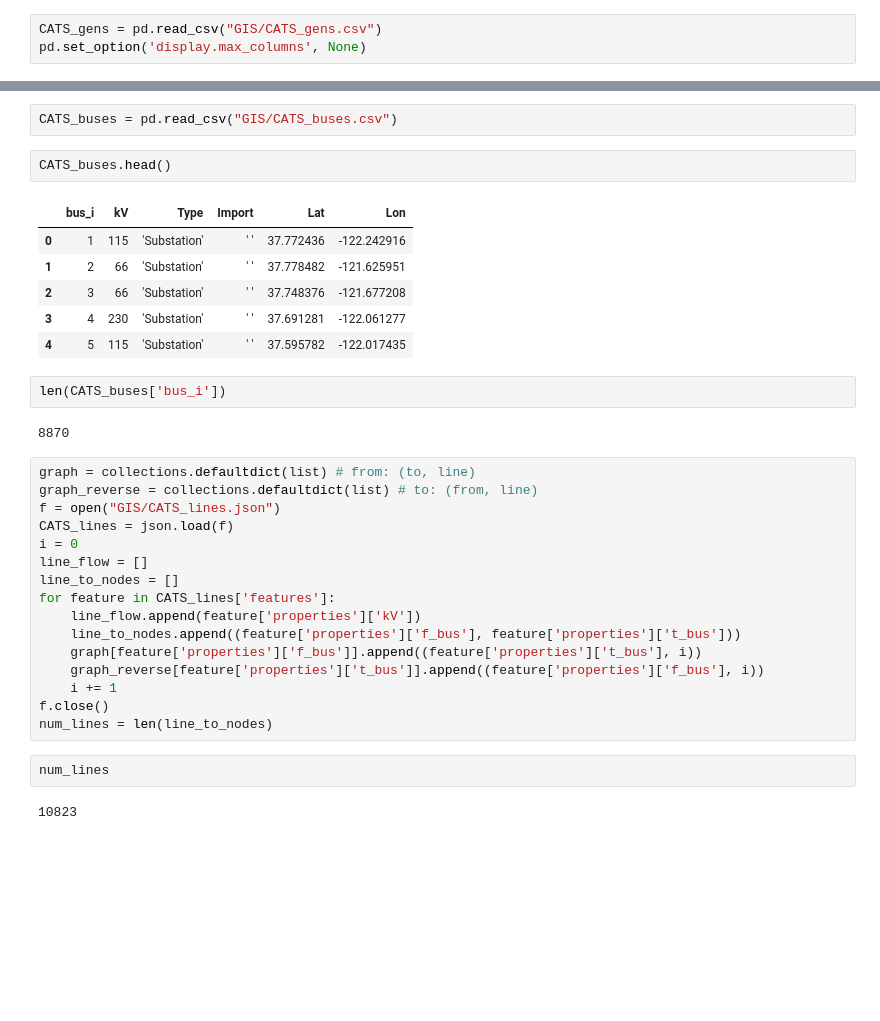
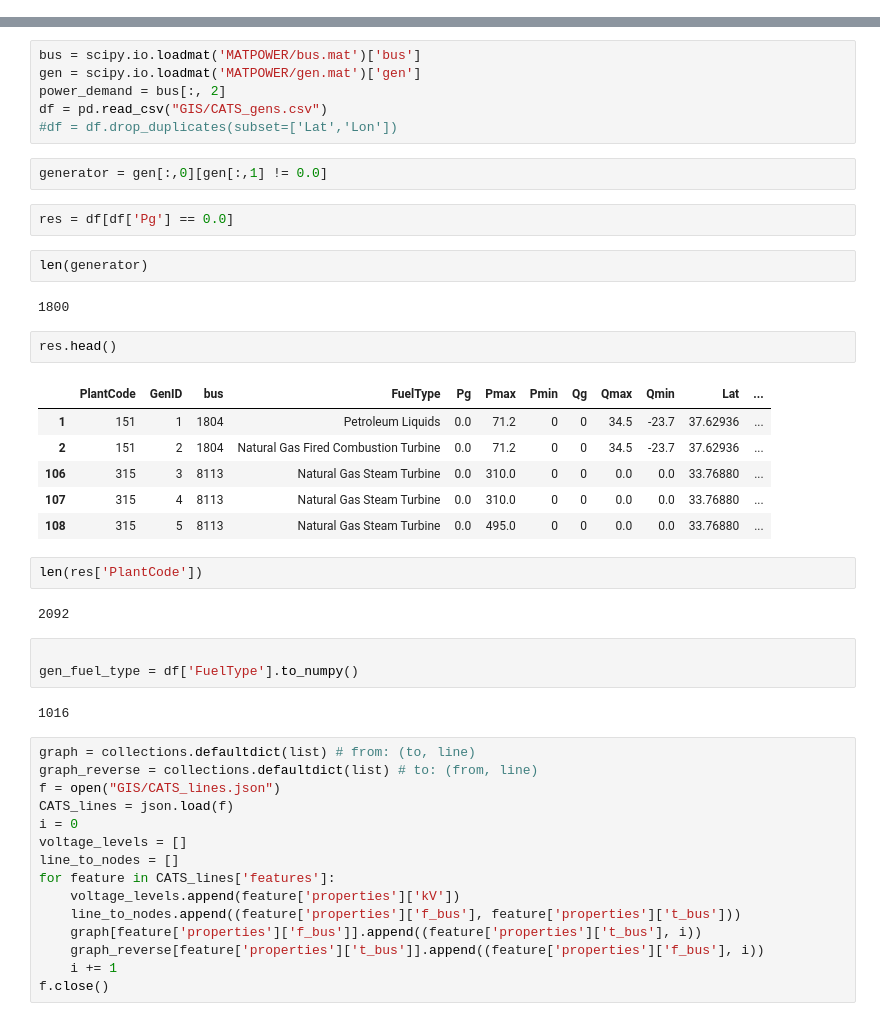
Before and after one commit to yuqing5/CATS-CaliforniaTestSystem, a Jupyter notebook: carbon_algo.ipynb, the cells around one changed output, grey strips where cells are left out. Drawn from its saved outputs; the diff is of its cells as text; blank space fills up the shorter version.

Commit message:
Generator type and number does not match

```diff
--- a/carbon_algo.ipynb
+++ b/carbon_algo.ipynb
@@ -5,3 +6,0 @@ import collections
-# %%
-CATS_gens = pd.read_csv("GIS/CATS_gens.csv")
-pd.set_option('display.max_columns', None)
@@ -30,35 +7,47 @@ CATS_gens.head(20)
-# %%
-CATS_buses = pd.read_csv("GIS/CATS_buses.csv")
+# %%
+bus = scipy.io.loadmat('MATPOWER/bus.mat')['bus']
+gen = scipy.io.loadmat('MATPOWER/gen.mat')['gen']
+power_demand = bus[:, 2]
+df = pd.read_csv("GIS/CATS_gens.csv")
+#df = df.drop_duplicates(subset=['Lat','Lon'])
+# %%
+generator = gen[:,0][gen[:,1] != 0.0]
+# %%
+res = df[df['Pg'] == 0.0]
+# %%
+len(generator)
+# %% [output]
+1800
 # %%
-CATS_buses.head()
+res.head()
 # %% [output]
-|  | bus_i | kV | Type | Import | Lat | Lon |
-| 0 | 1 | 115 | 'Substation' | ' ' | 37.772436 | -122.242916 |
-| 1 | 2 | 66 | 'Substation' | ' ' | 37.778482 | -121.625951 |
-| 2 | 3 | 66 | 'Substation' | ' ' | 37.748376 | -121.677208 |
-| 3 | 4 | 230 | 'Substation' | ' ' | 37.691281 | -122.061277 |
-| 4 | 5 | 115 | 'Substation' | ' ' | 37.595782 | -122.017435 |
+|  | PlantCode | GenID | bus | FuelType | Pg | Pmax | Pmin | Qg | Qmax | Qmin | Lat | ... |
+| 1 | 151 | 1 | 1804 | Petroleum Liquids | 0.0 | 71.2 | 0 | 0 | 34.5 | -23.7 | 37.62936 | ... |
+| 2 | 151 | 2 | 1804 | Natural Gas Fired Combustion Turbine | 0.0 | 71.2 | 0 | 0 | 34.5 | -23.7 | 37.62936 | ... |
+| 106 | 315 | 3 | 8113 | Natural Gas Steam Turbine | 0.0 | 310.0 | 0 | 0 | 0.0 | 0.0 | 33.76880 | ... |
+| 107 | 315 | 4 | 8113 | Natural Gas Steam Turbine | 0.0 | 310.0 | 0 | 0 | 0.0 | 0.0 | 33.76880 | ... |
+| 108 | 315 | 5 | 8113 | Natural Gas Steam Turbine | 0.0 | 495.0 | 0 | 0 | 0.0 | 0.0 | 33.76880 | ... |
-# %%
-len(CATS_buses['bus_i'])
-# %% [output]
-8870
+# %%
+len(res['PlantCode'])
+# %% [output]
+2092
+# %%
+
+gen_fuel_type = df['FuelType'].to_numpy()
+# %% [output]
+1016
 # %%
 graph = collections.defaultdict(list) # from: (to, line)
 graph_reverse = collections.defaultdict(list) # to: (from, line)
 f = open("GIS/CATS_lines.json")
 CATS_lines = json.load(f)
 i = 0
-line_flow = []
+voltage_levels = []
 line_to_nodes = []
 for feature in CATS_lines['features']:
-    line_flow.append(feature['properties']['kV'])
+    voltage_levels.append(feature['properties']['kV'])
     line_to_nodes.append((feature['properties']['f_bus'], feature['properties']['t_bus']))
     graph[feature['properties']['f_bus']].append((feature['properties']['t_bus'], i))
     graph_reverse[feature['properties']['t_bus']].append((feature['properties']['f_bus'], i))
     i += 1
 f.close()
-num_lines = len(line_to_nodes)
-# %%
-num_lines
-# %% [output]
-10823
```
Also changed, not shown: parts of 9 cells of this notebook, 3 other files.
